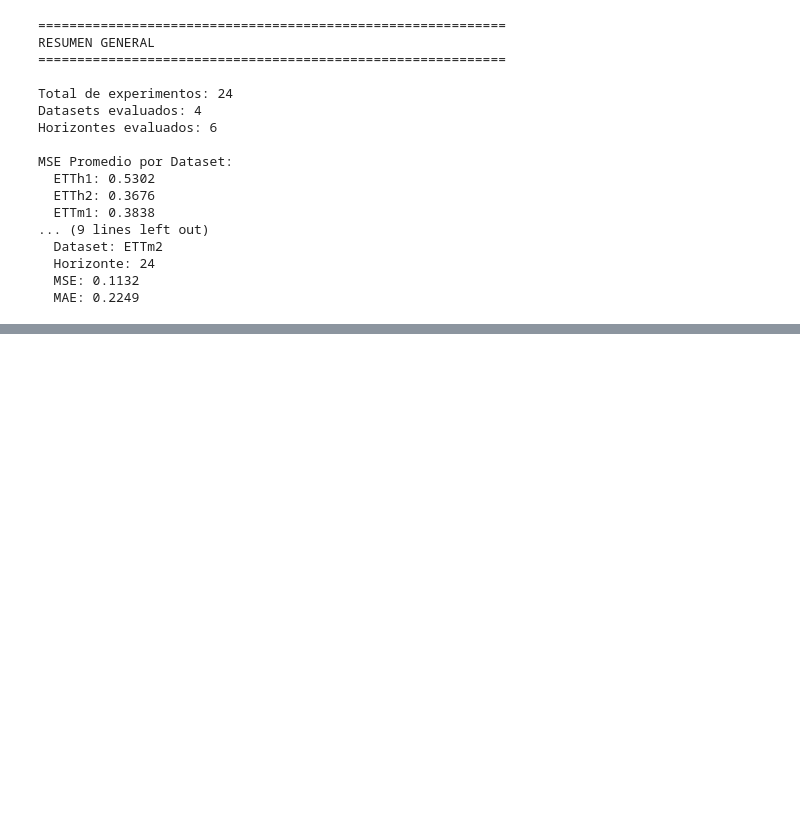
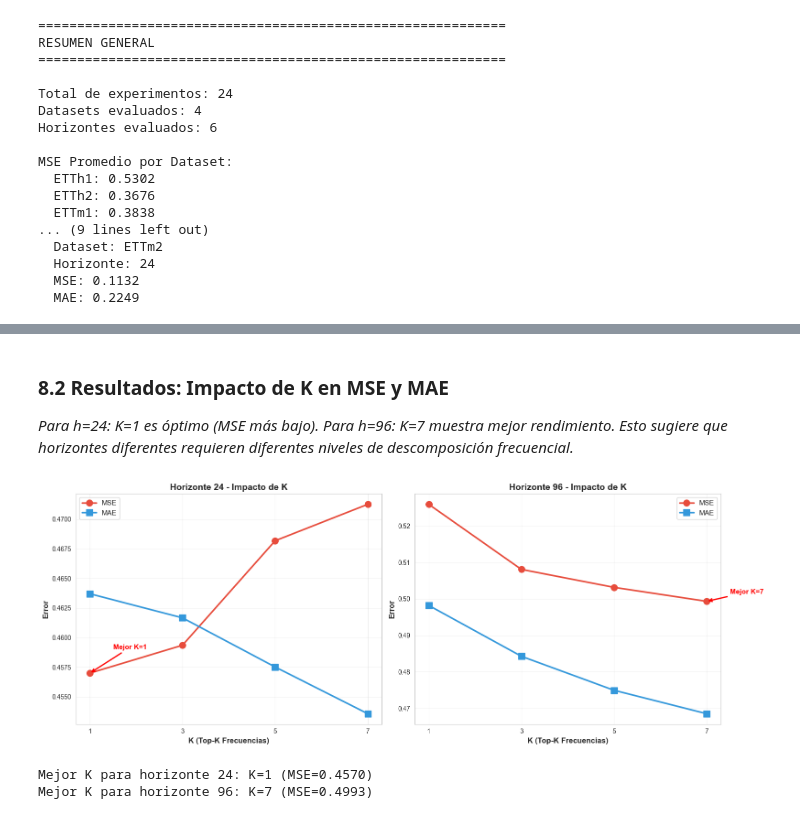
Before and after one commit to giansmart/ETSformer, a Jupyter notebook: notebooks/01_metrics_analysis.ipynb, the cells around one changed output, grey strips where cells are left out. Saved outputs shown, nothing was run; the diff lists cells and outputs as text; code cells hidden in the pictures; blank space fills up the shorter version.

```diff
--- a/notebooks/01_metrics_analysis.ipynb
+++ b/notebooks/01_metrics_analysis.ipynb
@@ -619,0 +734,61 @@ MSE Promedio por Dataset:
+# %% [markdown]
+### 8.2 Resultados: Impacto de K en MSE y MAE
+
+*Para h=24: K=1 es óptimo (MSE más bajo). Para h=96: K=7 muestra mejor rendimiento. Esto sugiere que horizontes diferentes requieren diferentes niveles de descomposición frecuencial.*
+# %%
+# Visualización comparativa de K
+fig, axes = plt.subplots(1, 2, figsize=(16, 6))
+
+# Plot para horizonte 24
+h24_data = abl_df[abl_df['horizon'] == 24].sort_values('K')
+axes[0].plot(h24_data['K'], h24_data['mse_test'], marker='o', linewidth=2.5,
+            markersize=10, color='#e74c3c', label='MSE')
+axes[0].plot(h24_data['K'], h24_data['mae_test'], marker='s', linewidth=2.5,
+            markersize=10, color='#3498db', label='MAE')
+axes[0].set_xlabel('K (Top-K Frecuencias)', fontsize=12, fontweight='bold')
+axes[0].set_ylabel('Error', fontsize=12, fontweight='bold')
+axes[0].set_title('Horizonte 24 - Impacto de K', fontsize=14, fontweight='bold')
+axes[0].legend(fontsize=11)
+axes[0].grid(True, alpha=0.3)
+axes[0].set_xticks(sorted(abl_df['K'].unique()))
+
+# Anotar el mejor valor
+best_k_h24_mse = h24_data.loc[h24_data['mse_test'].idxmin(), 'K']
+best_mse_h24 = h24_data['mse_test'].min()
+axes[0].annotate(f'Mejor K={best_k_h24_mse}',
+                xy=(best_k_h24_mse, best_mse_h24),
+                xytext=(best_k_h24_mse+0.5, best_mse_h24+0.002),
+                arrowprops=dict(arrowstyle='->', color='red', lw=2),
+                fontsize=11, fontweight='bold', color='red')
+
+# Plot para horizonte 96
+h96_data = abl_df[abl_df['horizon'] == 96].sort_values('K')
+axes[1].plot(h96_data['K'], h96_data['mse_test'], marker='o', linewidth=2.5,
+            markersize=10, color='#e74c3c', label='MSE')
+axes[1].plot(h96_data['K'], h96_data['mae_test'], marker='s', linewidth=2.5,
+            markersize=10, color='#3498db', label='MAE')
+axes[1].set_xlabel('K (Top-K Frecuencias)', fontsize=12, fontweight='bold')
+axes[1].set_ylabel('Error', fontsize=12, fontweight='bold')
+axes[1].set_title('Horizonte 96 - Impacto de K', fontsize=14, fontweight='bold')
+axes[1].legend(fontsize=11)
+axes[1].grid(True, alpha=0.3)
+axes[1].set_xticks(sorted(abl_df['K'].unique()))
+
+# Anotar el mejor valor
+best_k_h96_mse = h96_data.loc[h96_data['mse_test'].idxmin(), 'K']
+best_mse_h96 = h96_data['mse_test'].min()
+axes[1].annotate(f'Mejor K={best_k_h96_mse}',
+                xy=(best_k_h96_mse, best_mse_h96),
+                xytext=(best_k_h96_mse+0.5, best_mse_h96+0.002),
+                arrowprops=dict(arrowstyle='->', color='red', lw=2),
+                fontsize=11, fontweight='bold', color='red')
+
+plt.tight_layout()
+plt.show()
+
+print(f"\nMejor K para horizonte 24: K={best_k_h24_mse} (MSE={best_mse_h24:.4f})")
+print(f"Mejor K para horizonte 96: K={best_k_h96_mse} (MSE={best_mse_h96:.4f})")
+# %% [output]
+[figure, added]
+Mejor K para horizonte 24: K=1 (MSE=0.4570)
+Mejor K para horizonte 96: K=7 (MSE=0.4993)
```
Also changed, not shown: parts of 20 cells of this notebook, 5 other files.
